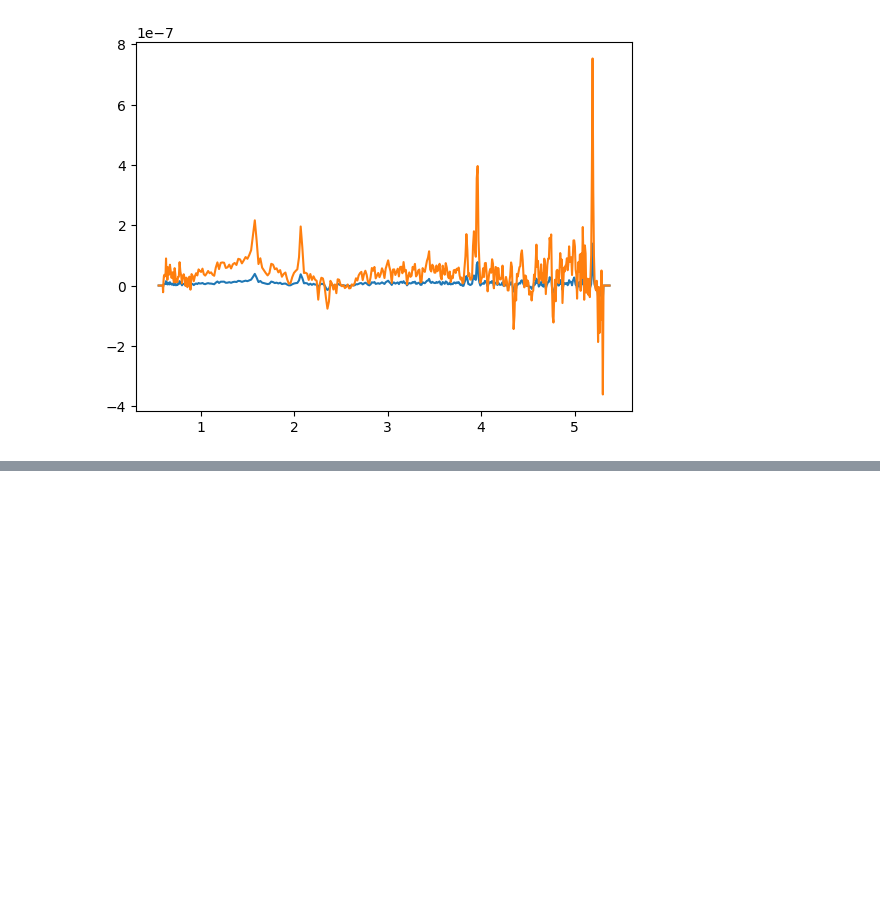
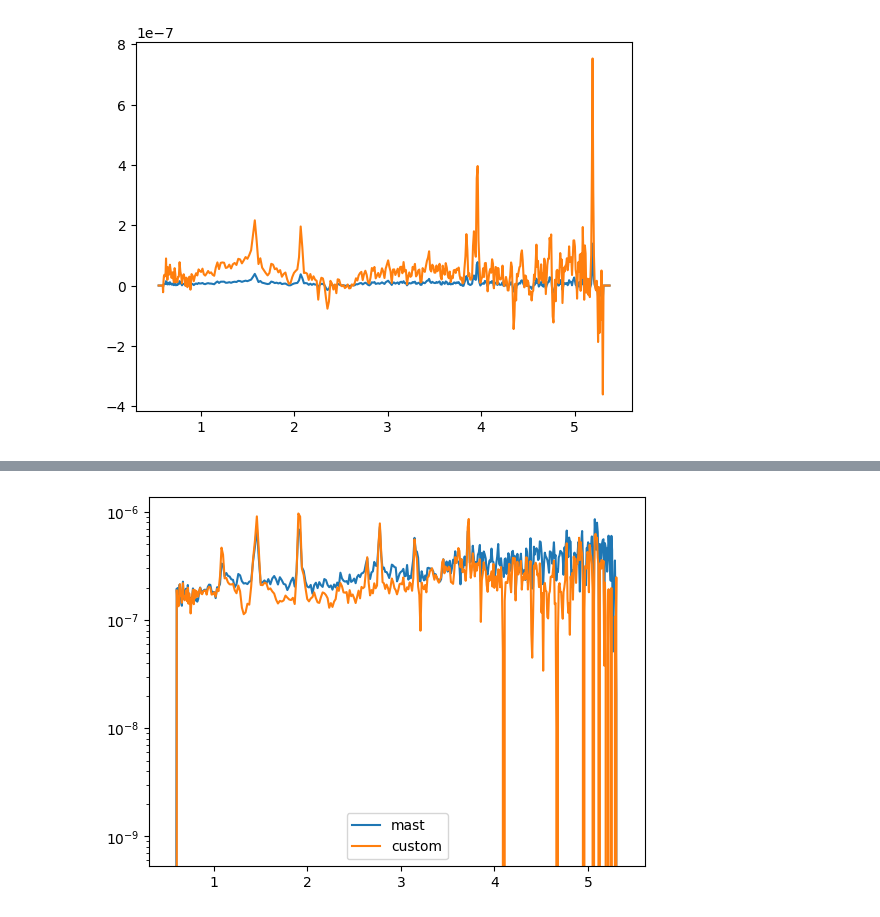
Before and after one commit to TimEpsilon/BetterNIRSpecBackground, a Jupyter notebook: JWST/Extraction.ipynb, the cells around one changed output, grey strips where cells are left out. Cells and saved outputs as stored; diff of their text form; code cells hidden in the pictures; blank space fills up the shorter version.

```diff
--- a/JWST/Extraction.ipynb
+++ b/JWST/Extraction.ipynb
@@ -195,0 +107,91 @@ plt.show()
+# %%
+path = "./mastDownload/JWST/CEERS-NIRSPEC-P5-PRISM-MSATA/Final/jw01345-o063_s32304_nirspec_clear-prism_s2d.fits"
+
+# Function to change unit (assume this function is defined elsewhere)
+def changeUnit(bunit_data, pixelarea_steradians):
+    # Placeholder implementation
+    return 1, 'Jy'
+
+with dm.open(path) as mos:
+    # Convert data to Jy
+    data_me = np.copy(mos.data)
+    factor, unit_me = changeUnit(mos.meta.bunit_data, mos.meta.photometry.pixelarea_steradians)
+    data_me *= factor
+
+with dm.open(path.replace("Final", "Mast")) as mos:
+    # Convert data to Jy
+    data_mast = np.copy(mos.data)
+    factor, unit_mast = changeUnit(mos.meta.bunit_data, mos.meta.photometry.pixelarea_steradians)
+    data_mast *= factor
+
+# Create figure and grid specification
+fig = plt.figure(figsize=(12, 10))
+gs = fig.add_gridspec(4, 1, height_ratios=[1, 1, 4.5, 4.5],hspace=0.3)
+
+# First plot
+ax1 = fig.add_subplot(gs[0])
+z1, z2 = ZScaleInterval().get_limits(data_me)
+im1 = ax1.imshow(data_me, interpolation='None', origin="lower", vmin=z1, vmax=z2)
+divider1 = make_axes_locatable(ax1)
+cax1 = divider1.append_axes('right', size='5%', pad=0.05)
+fig.colorbar(im1, cax=cax1, orientation='vertical', label=f"Flux ({unit_me})")
+ax1.set_axis_off()
+ax1.set_title("Spectre 2D par notre méthode")
+
+# Second plot
+ax2 = fig.add_subplot(gs[1])
+z1, z2 = ZScaleInterval().get_limits(data_mast)
+im2 = ax2.imshow(data_mast, interpolation='None', origin="lower", vmin=z1, vmax=z2)
+divider2 = make_axes_locatable(ax2)
+cax2 = divider2.append_axes('right', size='5%', pad=0.05)
+fig.colorbar(im2, cax=cax2, orientation='vertical', label=f"Flux ({unit_mast})")
+ax2.set_axis_off()
+ax2.set_title("Spectre 2D classique")
+
+# Load spectral data
+with fits.open(path.replace("s2d", "x1d")) as hdul:
+    wave_me = hdul[1].data["WAVELENGTH"]
+    flux_me = hdul[1].data["FLUX"]
+    dflux_me = hdul[1].data["FLUX_ERROR"]
+    unit_me = hdul[1].header["TUNIT2"]
+    print(unit_me)
+
+with fits.open(path.replace("s2d", "x1d").replace("Final", "Mast")) as hdul:
+    wave_mast = hdul[1].data["WAVELENGTH"]
+    flux_mast = hdul[1].data["FLUX"]
+    dflux_mast = hdul[1].data["FLUX_ERROR"]
+    unit_mast = hdul[1].header["TUNIT2"]
+    print(unit_mast)
+
+# Third plot
+ax3 = fig.add_subplot(gs[2])
+ax3.plot(wave_me, flux_me, marker='+', color="r", linewidth=0.5, label="Custom Pipeline")
+ax3.fill_between(wave_me, flux_me + dflux_me, flux_me - dflux_me, color='r', alpha=0.5)
+ax3.plot(wave_mast, flux_mast, marker='+', color="b", linewidth=0.5, label="Default Pipeline")
+ax3.fill_between(wave_mast, flux_mast + dflux_mast, flux_mast - dflux_mast, color='b', alpha=0.5)
+ax3.legend()
+ax3.grid(True)
+ax3.set_ylabel(fr"$F_\lambda$ ({unit_me})", fontsize=14)
+ax3.set_title("Spectres obtenus par notre traitement et traitement classique")
+ax3.margins(x=0)
+
+# Fourth plot
+ax4 = fig.add_subplot(gs[3])
+ax4.plot(wave_me, flux_me/dflux_me, marker='+', color="r", linewidth=0.5, label="Custom Pipeline")
+ax4.plot(wave_mast, flux_mast/dflux_mast, marker='+', color="b", linewidth=0.5, label="Default Pipeline")
+ax4.legend()
+ax4.grid(True)
+ax4.set_xlabel(r"$\lambda$ measured (µm)", fontsize=14)
+ax4.set_ylabel(r"$\frac{F_\lambda}{dF_\lambda}$", fontsize=14)
+ax4.set_title("Signal sur Bruit en fonction de la longueur d'onde")
+ax4.margins(x=0)
+
+plt.show()
+
+plt.figure()
+plt.plot(wave_mast,flux_mast,label="mast")
+plt.plot(wave_me,flux_me,label="custom")
+plt.legend()
+plt.yscale("log")
+plt.show()
+# %% [output]
@@ -195,0 +201 @@ plt.show()
+[figure, added]
```
Also changed, not shown: parts of 3 cells of this notebook, 1 other file.
